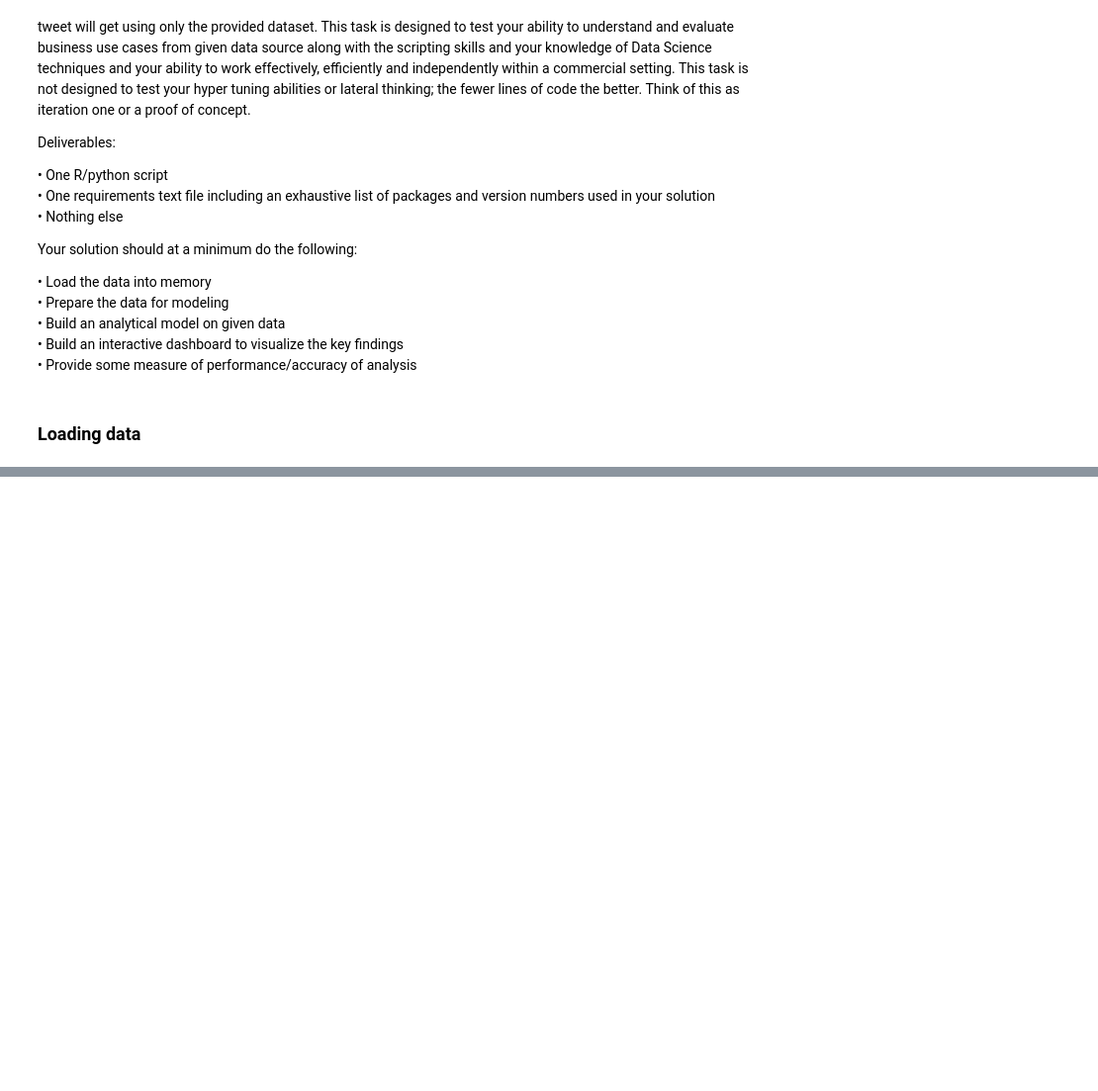
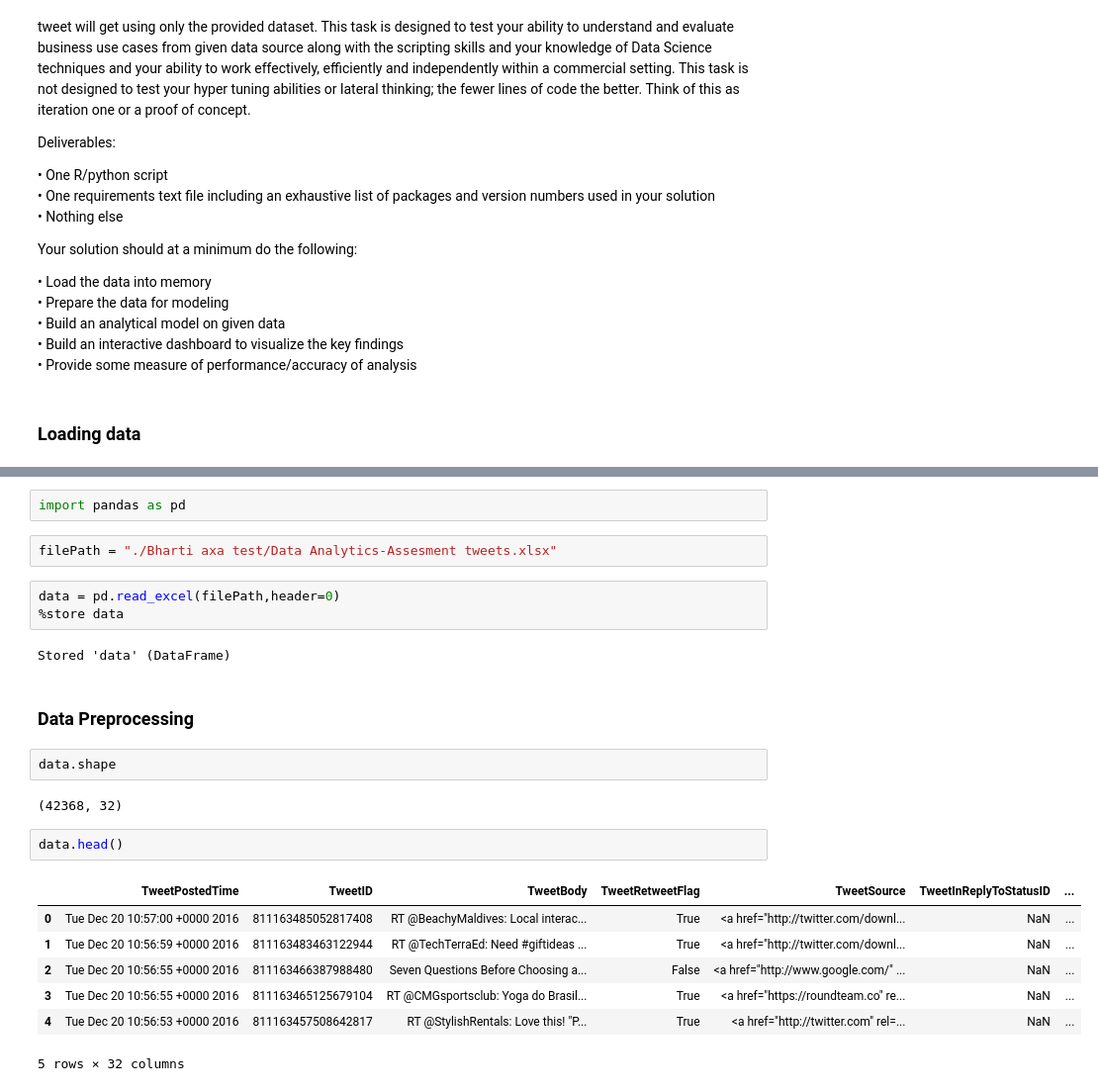
Before and after one commit to delhistore/Predicting_Retweets, a Jupyter notebook: PredictRetweets.ipynb, the cells around one changed output, grey strips where cells are left out. Shown at 99% size. Drawn from its saved outputs; the diff is of its cells as text; blank space fills up the shorter version.

```diff
--- a/PredictRetweets.ipynb
+++ b/PredictRetweets.ipynb
@@ -22,0 +26,25 @@ Your solution should at a minimum do the following:
+# %%
+import pandas as pd
+# %%
+filePath = "./Bharti axa test/Data Analytics-Assesment tweets.xlsx"
+# %%
+data = pd.read_excel(filePath,header=0)
+%store data
+# %% [output]
+Stored 'data' (DataFrame)
+# %% [markdown]
+### Data Preprocessing
+# %%
+data.shape
+# %% [output]
+(42368, 32)
+# %%
+data.head()
+# %% [output]
+|  | TweetPostedTime | TweetID | TweetBody | TweetRetweetFlag | TweetSource | TweetInReplyToStatusID | ... |
+| 0 | Tue Dec 20 10:57:00 +0000 2016 | 811163485052817408 | RT @BeachyMaldives: Local interac... | True | <a href="http://twitter.com/downl... | NaN | ... |
+| 1 | Tue Dec 20 10:56:59 +0000 2016 | 811163483463122944 | RT @TechTerraEd: Need #giftideas ... | True | <a href="http://twitter.com/downl... | NaN | ... |
+| 2 | Tue Dec 20 10:56:55 +0000 2016 | 811163466387988480 | Seven Questions Before Choosing a... | False | <a href="http://www.google.com/" ... | NaN | ... |
+| 3 | Tue Dec 20 10:56:55 +0000 2016 | 811163465125679104 | RT @CMGsportsclub: Yoga do Brasil... | True | <a href="https://roundteam.co" re... | NaN | ... |
+| 4 | Tue Dec 20 10:56:53 +0000 2016 | 811163457508642817 | RT @StylishRentals: Love this! "P... | True | <a href="http://twitter.com" rel=... | NaN | ... |
+5 rows × 32 columns
```
Also changed, not shown: parts of 50 cells of this notebook.
